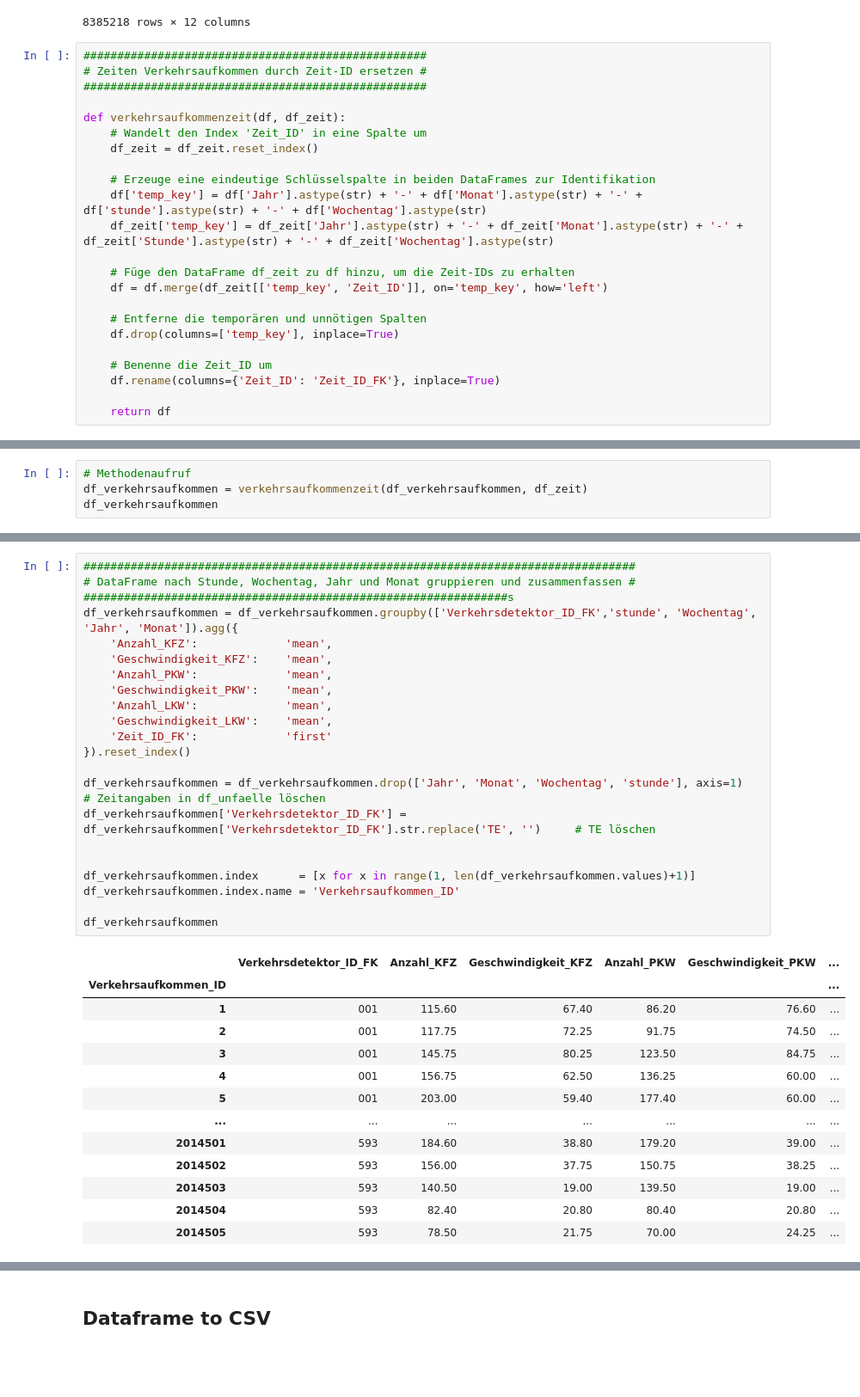
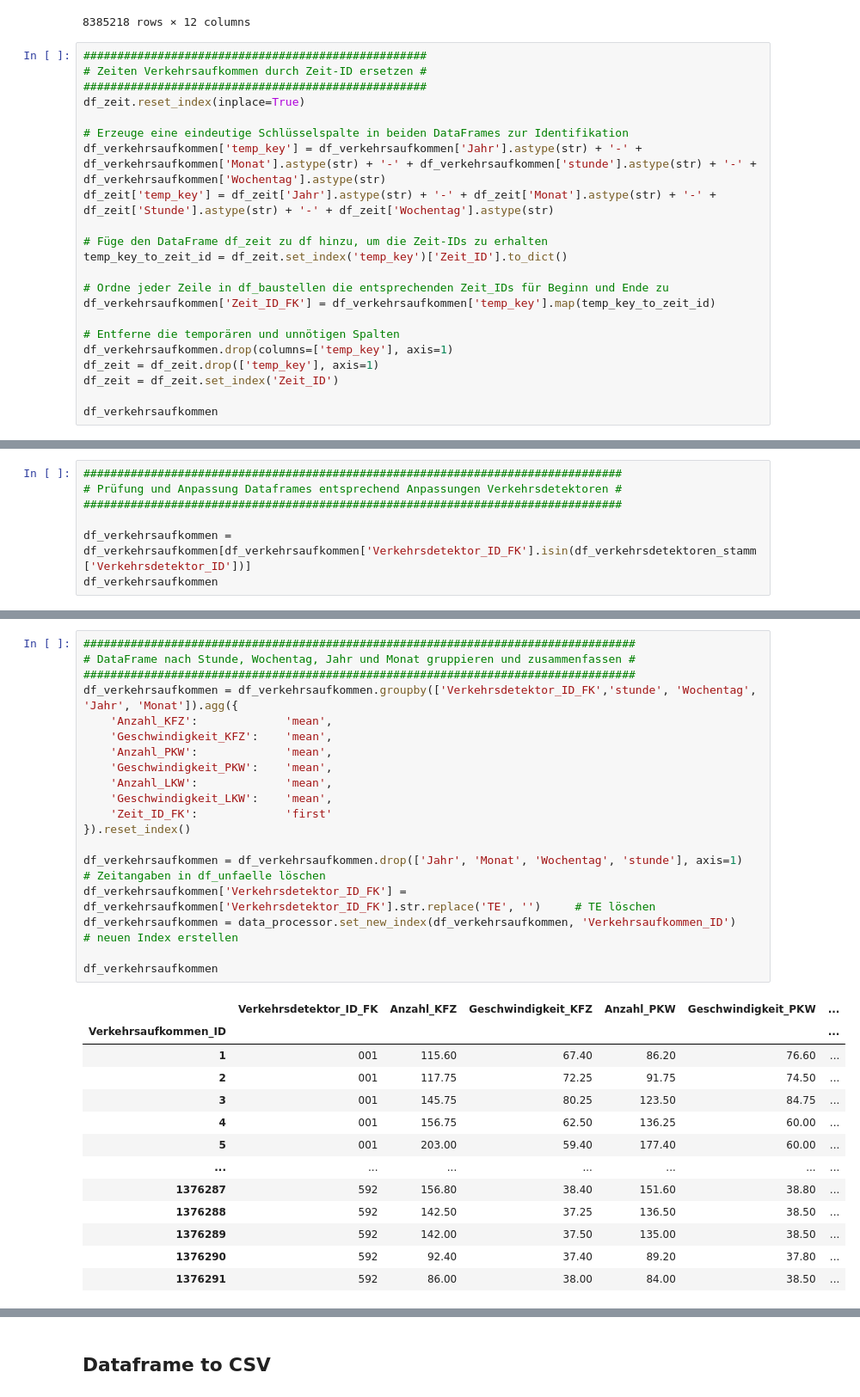
Before and after one commit to ooxiel/BIA_Unfaelle_Berlin, a Jupyter notebook: ETL.ipynb, the cells around one changed output, grey strips where cells are left out. Shown: that part at 86% size. Cells and saved outputs as stored; diff of their text form; blank space fills up the shorter version.

```diff
--- a/ETL.ipynb
+++ b/ETL.ipynb
@@ -2055,22 +2261,21 @@ df_verkehrsaufkommen
 ###################################################
 # Zeiten Verkehrsaufkommen durch Zeit-ID ersetzen #
 ###################################################
+df_zeit.reset_index(inplace=True)
 
-def verkehrsaufkommenzeit(df, df_zeit):
-    # Wandelt den Index 'Zeit_ID' in eine Spalte um
-    df_zeit = df_zeit.reset_index()
+# Erzeuge eine eindeutige Schlüsselspalte in beiden DataFrames zur Identifikation
+df_verkehrsaufkommen['temp_key'] = df_verkehrsaufkommen['Jahr'].astype(str) + '-' + df_verkehrsaufkommen['Monat'].astype(str) + '-' + df_verkehrsaufkommen['stunde'].astype(str) + '-' + df_verkehrsaufkommen['Wochentag'].astype(str)
+df_zeit['temp_key'] = df_zeit['Jahr'].astype(str) + '-' + df_zeit['Monat'].astype(str) + '-' + df_zeit['Stunde'].astype(str) + '-' + df_zeit['Wochentag'].astype(str)
 
-    # Erzeuge eine eindeutige Schlüsselspalte in beiden DataFrames zur Identifikation
-    df['temp_key'] = df['Jahr'].astype(str) + '-' + df['Monat'].astype(str) + '-' + df['stunde'].astype(str) + '-' + df['Wochentag'].astype(str)
-    df_zeit['temp_key'] = df_zeit['Jahr'].astype(str) + '-' + df_zeit['Monat'].astype(str) + '-' + df_zeit['Stunde'].astype(str) + '-' + df_zeit['Wochentag'].astype(str)
+# Füge den DataFrame df_zeit zu df hinzu, um die Zeit-IDs zu erhalten
+temp_key_to_zeit_id = df_zeit.set_index('temp_key')['Zeit_ID'].to_dict()
 
-    # Füge den DataFrame df_zeit zu df hinzu, um die Zeit-IDs zu erhalten
-    df = df.merge(df_zeit[['temp_key', 'Zeit_ID']], on='temp_key', how='left')
+# Ordne jeder Zeile in df_baustellen die entsprechenden Zeit_IDs für Beginn und Ende zu
+df_verkehrsaufkommen['Zeit_ID_FK'] = df_verkehrsaufkommen['temp_key'].map(temp_key_to_zeit_id)
 
-    # Entferne die temporären und unnötigen Spalten
-    df.drop(columns=['temp_key'], inplace=True)
+# Entferne die temporären und unnötigen Spalten
+df_verkehrsaufkommen.drop(columns=['temp_key'], axis=1)
+df_zeit = df_zeit.drop(['temp_key'], axis=1)
+df_zeit = df_zeit.set_index('Zeit_ID')
 
-    # Benenne die Zeit_ID um
-    df.rename(columns={'Zeit_ID': 'Zeit_ID_FK'}, inplace=True)
-
-    return df
+df_verkehrsaufkommen
@@ -2077,4 +2296,0 @@ def verkehrsaufkommenzeit(df, df_zeit):
-# %%
-# Methodenaufruf
-df_verkehrsaufkommen = verkehrsaufkommenzeit(df_verkehrsaufkommen, df_zeit)
-df_verkehrsaufkommen
@@ -2113,0 +2297,7 @@ df_zeit
+# %%
+################################################################################
+# Prüfung und Anpassung Dataframes entsprechend Anpassungen Verkehrsdetektoren #
+################################################################################
+
+df_verkehrsaufkommen = df_verkehrsaufkommen[df_verkehrsaufkommen['Verkehrsdetektor_ID_FK'].isin(df_verkehrsdetektoren_stamm['Verkehrsdetektor_ID'])]
+df_verkehrsaufkommen
@@ -2114,36 +2319,33 @@ df_zeit
 # %%
 ##################################################################################
 # DataFrame nach Stunde, Wochentag, Jahr und Monat gruppieren und zusammenfassen #
-###############################################################s
+##################################################################################
 df_verkehrsaufkommen = df_verkehrsaufkommen.groupby(['Verkehrsdetektor_ID_FK','stunde', 'Wochentag', 'Jahr', 'Monat']).agg({
     'Anzahl_KFZ':             'mean',
     'Geschwindigkeit_KFZ':    'mean',
     'Anzahl_PKW':             'mean',
     'Geschwindigkeit_PKW':    'mean',
     'Anzahl_LKW':             'mean',
     'Geschwindigkeit_LKW':    'mean',
     'Zeit_ID_FK':             'first'
 }).reset_index()
 
 df_verkehrsaufkommen = df_verkehrsaufkommen.drop(['Jahr', 'Monat', 'Wochentag', 'stunde'], axis=1)                        # Zeitangaben in df_unfaelle löschen
 df_verkehrsaufkommen['Verkehrsdetektor_ID_FK'] = df_verkehrsaufkommen['Verkehrsdetektor_ID_FK'].str.replace('TE', '')     # TE löschen
-
-
-df_verkehrsaufkommen.index      = [x for x in range(1, len(df_verkehrsaufkommen.values)+1)]
-df_verkehrsaufkommen.index.name = 'Verkehrsaufkommen_ID'
+df_verkehrsaufkommen = data_processor.set_new_index(df_verkehrsaufkommen, 'Verkehrsaufkommen_ID')                         # neuen Index erstellen
 
 df_verkehrsaufkommen
 # %% [output]
 |  | Verkehrsdetektor_ID_FK | Anzahl_KFZ | Geschwindigkeit_KFZ | Anzahl_PKW | Geschwindigkeit_PKW | ... |
 | Verkehrsaufkommen_ID |  |  |  |  |  | ... |
 | 1 | 001 | 115.60 | 67.40 | 86.20 | 76.60 | ... |
 | 2 | 001 | 117.75 | 72.25 | 91.75 | 74.50 | ... |
 | 3 | 001 | 145.75 | 80.25 | 123.50 | 84.75 | ... |
 | 4 | 001 | 156.75 | 62.50 | 136.25 | 60.00 | ... |
 | 5 | 001 | 203.00 | 59.40 | 177.40 | 60.00 | ... |
 | ... | ... | ... | ... | ... | ... | ... |
-| 2014501 | 593 | 184.60 | 38.80 | 179.20 | 39.00 | ... |
-| 2014502 | 593 | 156.00 | 37.75 | 150.75 | 38.25 | ... |
-| 2014503 | 593 | 140.50 | 19.00 | 139.50 | 19.00 | ... |
-| 2014504 | 593 | 82.40 | 20.80 | 80.40 | 20.80 | ... |
-| 2014505 | 593 | 78.50 | 21.75 | 70.00 | 24.25 | ... |
+| 1376287 | 592 | 156.80 | 38.40 | 151.60 | 38.80 | ... |
+| 1376288 | 592 | 142.50 | 37.25 | 136.50 | 38.50 | ... |
+| 1376289 | 592 | 142.00 | 37.50 | 135.00 | 38.50 | ... |
+| 1376290 | 592 | 92.40 | 37.40 | 89.20 | 37.80 | ... |
+| 1376291 | 592 | 86.00 | 38.00 | 84.00 | 38.50 | ... |
```
Also changed, not shown: parts of 102 cells of this notebook, 23 other files.
